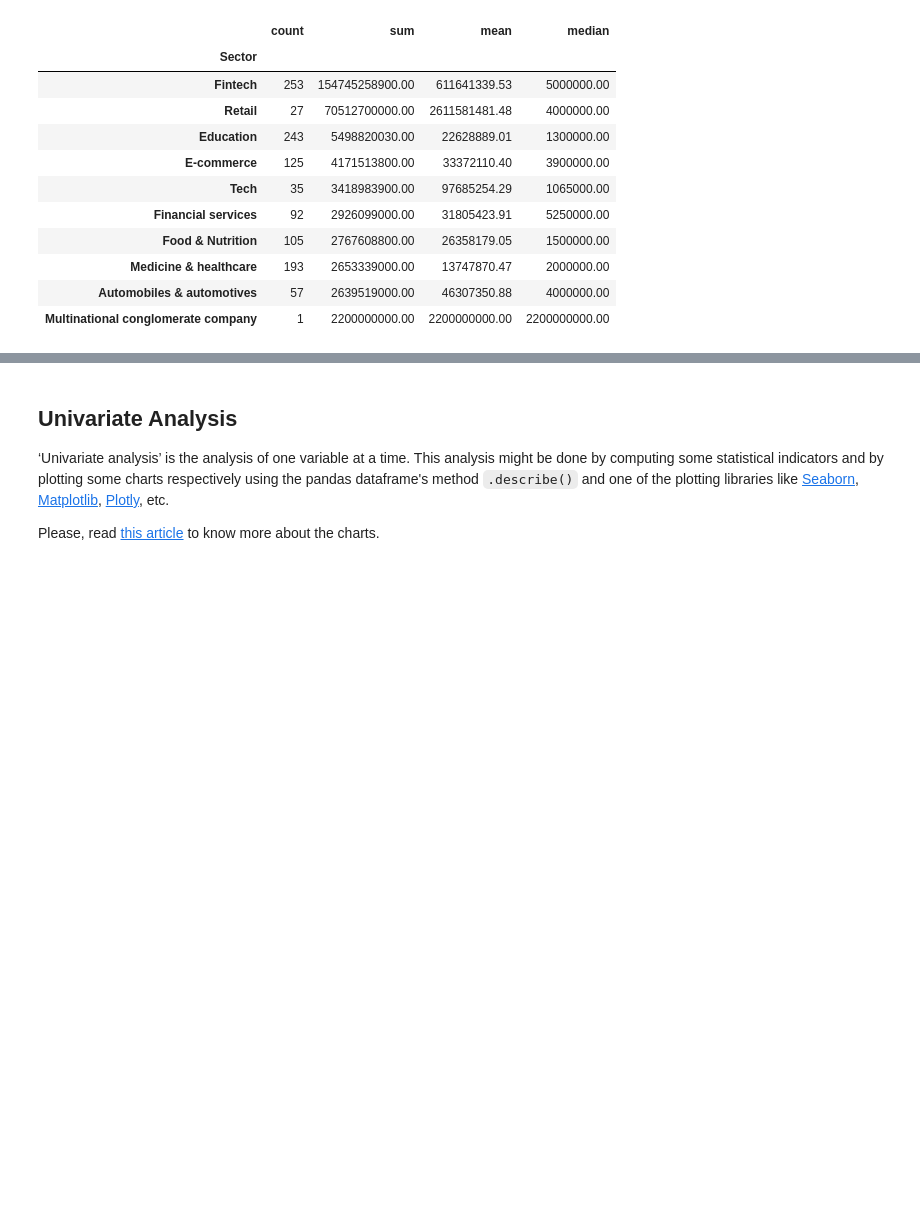
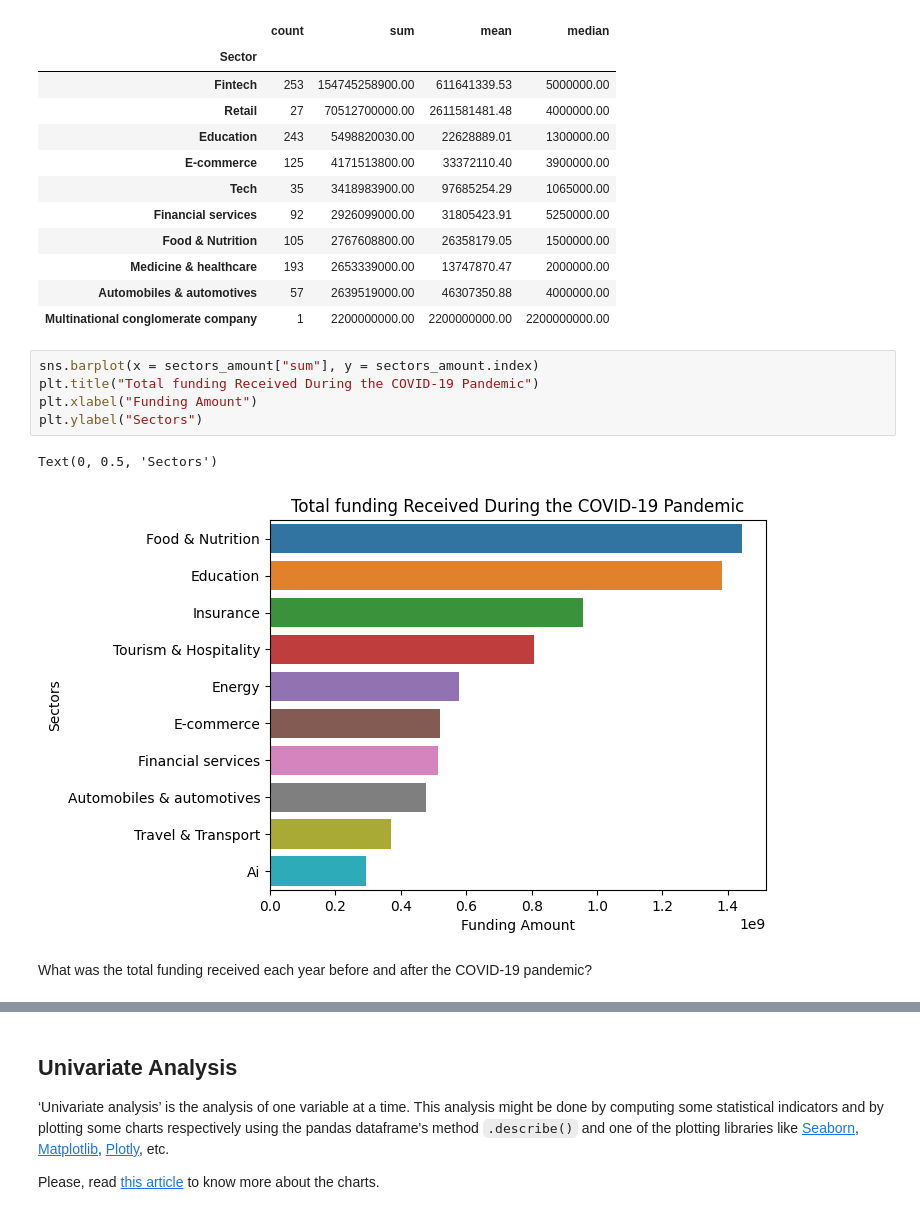
Before and after one commit to kbay9/Indian-startup-funding-analyses-with-python, a Jupyter notebook: DataAnalysis_Step_By_Step_Guide.ipynb, the cells around one changed output, grey strips where cells are left out. Cells and saved outputs as stored; diff of their text form; blank space fills up the shorter version.

```diff
--- a/DataAnalysis_Step_By_Step_Guide.ipynb
+++ b/DataAnalysis_Step_By_Step_Guide.ipynb
@@ -2229,4 +2233,14 @@ sectors_amount
 | Medicine & healthcare | 193 | 2653339000.00 | 13747870.47 | 2000000.00 |
 | Automobiles & automotives | 57 | 2639519000.00 | 46307350.88 | 4000000.00 |
 | Multinational conglomerate company | 1 | 2200000000.00 | 2200000000.00 | 2200000000.00 |
+# %%
+sns.barplot(x = sectors_amount["sum"], y = sectors_amount.index)
+plt.title("Total funding Received During the COVID-19 Pandemic")
+plt.xlabel("Funding Amount")
+plt.ylabel("Sectors")
+# %% [output]
+Text(0, 0.5, 'Sectors')
+[figure, added]
+# %% [markdown]
+What was the total funding received each year before and after the COVID-19 pandemic?
 # %%
```
Also changed, not shown: parts of 6 cells of this notebook.
